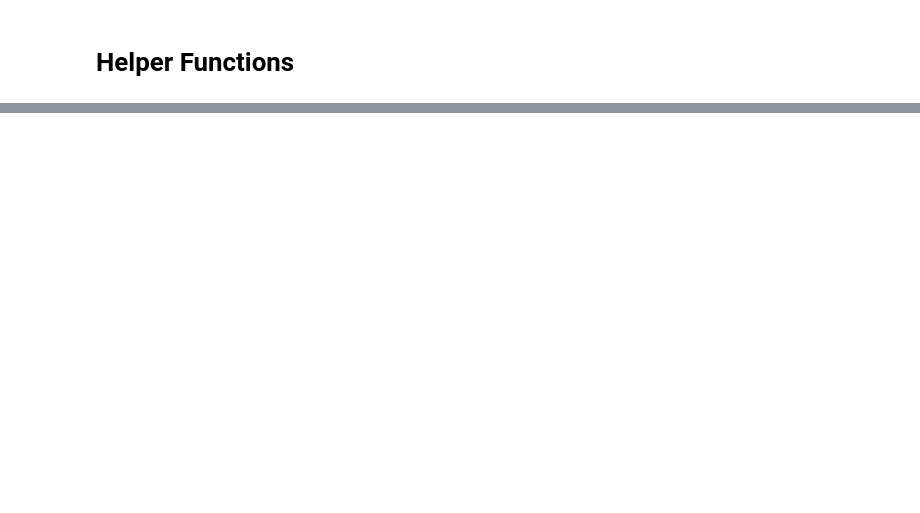
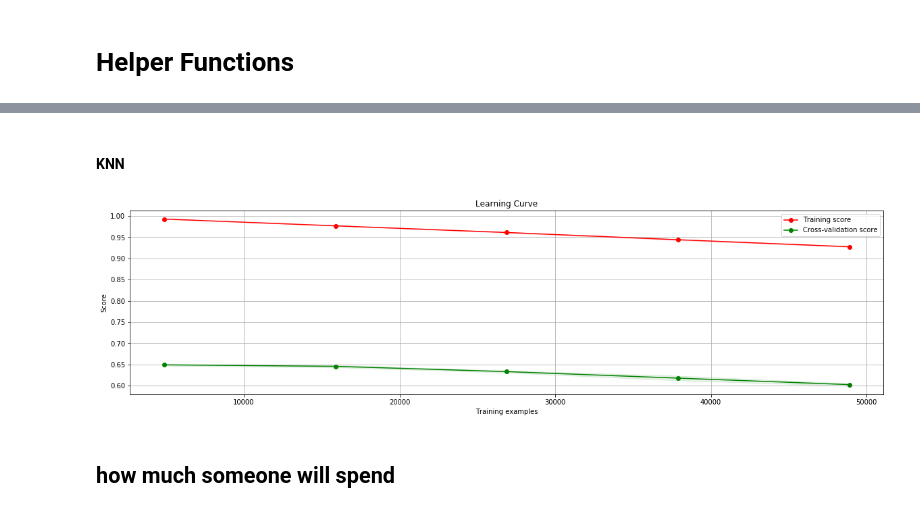
Before and after one commit to EmmaHu-learner/DS_NanoDegree_Capstone, a Jupyter notebook: Starbucks_Modeling.ipynb, the cells around one changed output, grey strips where cells are left out. Drawn from its saved outputs; the diff is of its cells as text; code cells hidden in the pictures; blank space fills up the shorter version.

```diff
--- a/Starbucks_Modeling.ipynb
+++ b/Starbucks_Modeling.ipynb
@@ -50,0 +58,4 @@ df = pd.read_json('data/Cleaned_Dataset.json', orient='records', lines=True)
+# %%
+# read in the json files
+df = pd.read_json('data/Cleaned_Dataset.json', orient='records')
+df.head()
@@ -125,0 +242,10 @@ def learning_curve_plot(estimator, X, y, cv, title, ylims=None):
+# %%
+X=df[df['active_customer']==1][['gender', 'age', 'income', 'membership_days', 'offer id', 'offer_driven']]
+# X=df[df['active_customer']==1][[['gender', 'age', 'income', 'membership_days', 'reward', 'difficulty', 'duration', 'offer_type', 'channels','offer_driven']].copy()
+X.drop_duplicates(inplace=True)
+
+y=X['offer_driven']
+X.drop(columns=['offer_driven'], axis=1, inplace=True)
+
+X=dummied_df(X)
+X_train, y_train, X_test, y_test, col_list=pre_data(X,y, 0.20)
@@ -125,0 +260,5 @@ def learning_curve_plot(estimator, X, y, cv, title, ylims=None):
+# %%
+rfr=RandomForestClassifier(n_estimators=20, random_state=34)
+learning_curve_plot(rfr, X_train, y_train, 5, 'accuracy','Learning Curve (RF)')
+
+ft_importance(rfr.fit(X_train, y_train).feature_importances_, col_list)
@@ -125,0 +285,7 @@ def learning_curve_plot(estimator, X, y, cv, title, ylims=None):
+# %% [markdown]
+#### KNN
+# %%
+clf=KNeighborsClassifier(n_neighbors=6, weights='distance')
+learning_curve_plot(clf, X_train, y_train, 5, 'accuracy','Learning Curve (RF)')
+# %% [output]
+[figure, added]
@@ -125,0 +295,2 @@ def learning_curve_plot(estimator, X, y, cv, title, ylims=None):
+# %% [markdown]
+## how much someone will spend
```
Also changed, not shown: parts of 19 cells of this notebook, 17 other files.
